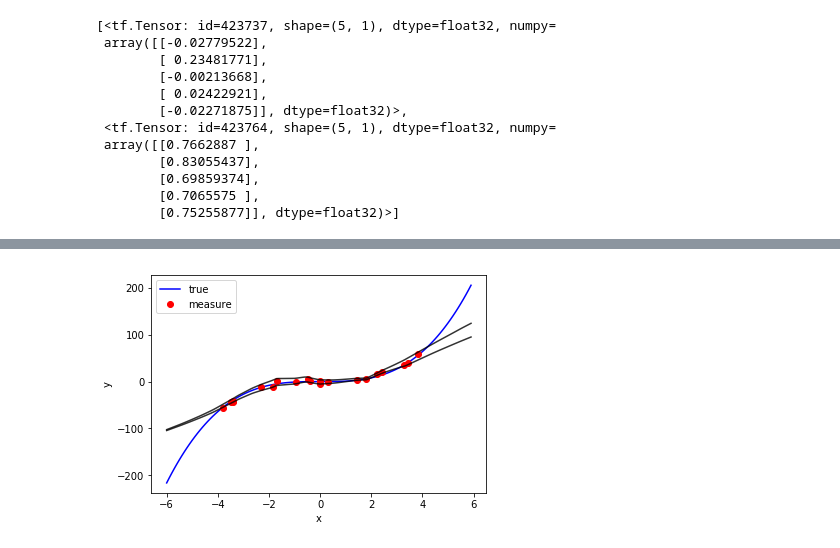
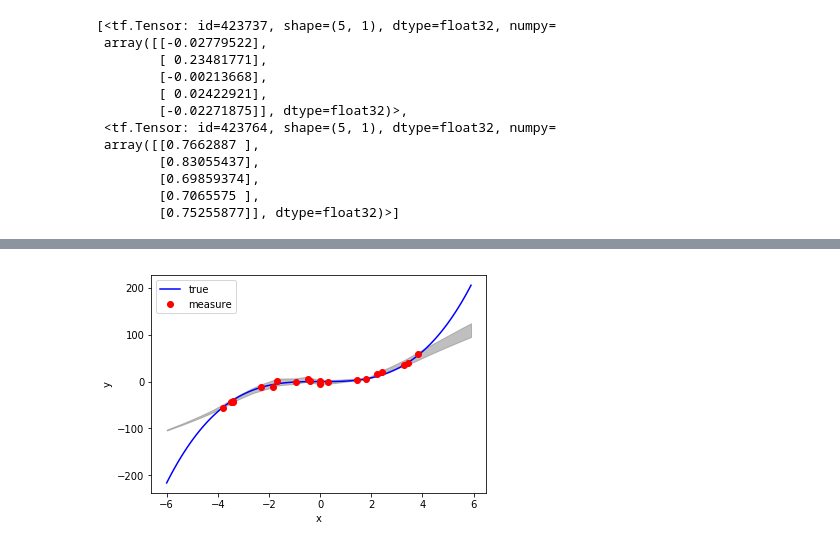
Before and after one commit to hayoung-kim/tf2-deep-ensemble-uncertainty, a Jupyter notebook: single_network.ipynb, the cells around one changed output, grey strips where cells are left out. Saved outputs shown, nothing was run; the diff lists cells and outputs as text; code cells hidden in the pictures.

```diff
--- a/single_network.ipynb
+++ b/single_network.ipynb
@@ -136,19 +156,18 @@ err=[[-0.1533618 ]
 # %%
 _x = np.arange(-6, 6, 0.1)
 _y = map(lambda x: x*x*x, _x)
 
 plt.plot(_x, _y, 'b-', label='true')
 plt.plot(x_data, y_data, 'ro', label='measure')
 
 mu, var = model.predict((_x - x_mu)/x_std)
-upper_y = (mu + 2*np.sqrt(var))*y_std + y_mu
-lower_y = (mu - 2*np.sqrt(var))*y_std + y_mu
+upper_y = np.squeeze((mu + 2*np.sqrt(var))*y_std + y_mu)
+lower_y = np.squeeze((mu - 2*np.sqrt(var))*y_std + y_mu)
 
-plt.plot(_x, upper_y, 'k-', alpha=0.8)
-plt.plot(_x, lower_y, 'k-', alpha=0.8)
+plt.fill_between(_x, lower_y, upper_y, color='gray', alpha=0.5)
 plt.xlabel('x')
 plt.ylabel('y')
 plt.legend()
 plt.show()
 # %% [output]
-[figure, old version]
+[figure, new version]
```
Also changed, not shown: parts of 1 cell of this notebook, 1 other file.
